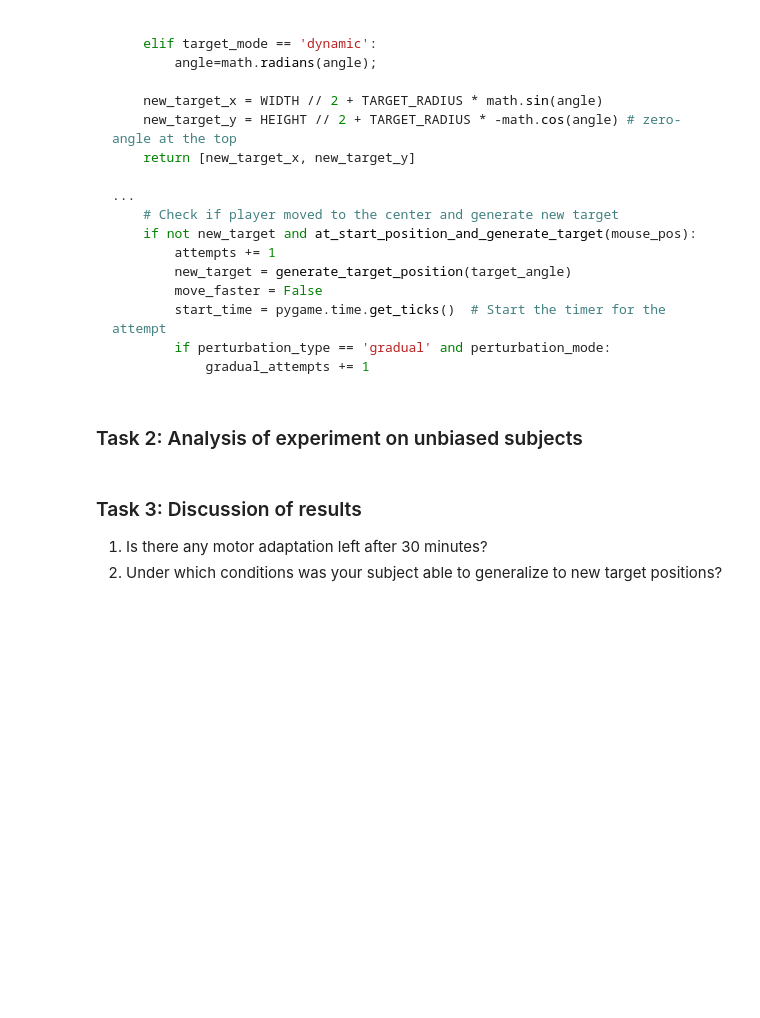
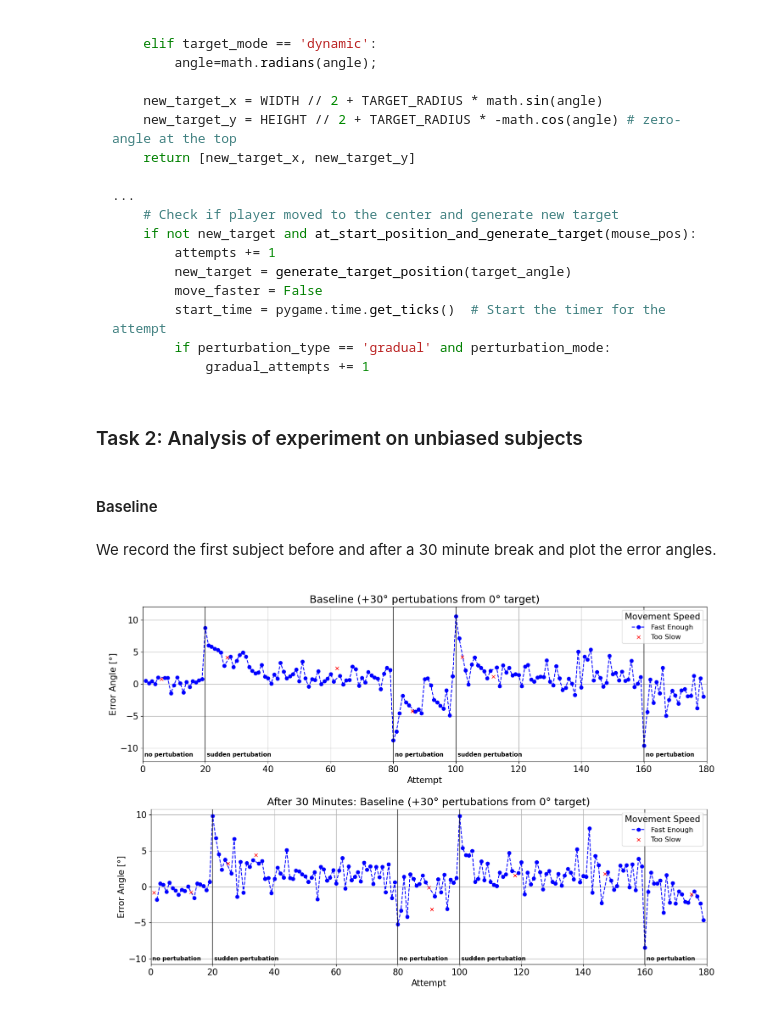
Before and after one commit to m-abbas-ansari/Neural-Modelling-24, a Jupyter notebook: Generalisation Task/ Reaching_Task_2025_Ex2_Abbas_Kai.ipynb, the cells around one changed output. Drawn from its saved outputs; the diff is of its cells as text; code cells hidden in the pictures; blank space fills up the shorter version.

Commit message:
add analysis and plots

````diff
--- a/Generalisation Task/ Reaching_Task_2025_Ex2_Abbas_Kai.ipynb
+++ b/Generalisation Task/ Reaching_Task_2025_Ex2_Abbas_Kai.ipynb
@@ -108,7 +108,26 @@ def generate_target_position(angle=None):
 ```
 # %% [markdown]
 ### Task 2: Analysis of experiment on unbiased subjects
-# %% [markdown]
-### Task 3: Discussion of results
-1. Is there any motor adaptation left after 30 minutes?
-2. Under which conditions was your subject able to generalize to new target positions?
+# %% [markdown]
+#### Baseline
+# %% [markdown]
+We record the first subject before and after a 30 minute break and plot the error angles.
+# %%
+import matplotlib.pyplot as plt
+
+# plot err over attempts
+error_before_break_time_plot = plt.imread("error_over_time_base_before.png")
+error_after_break_time_plot  = plt.imread("error_over_time_base_after.png")
+
+plt.figure(figsize=(15, 21))
+plt.subplot(2, 1, 1)
+plt.imshow(error_before_break_time_plot )
+plt.axis("off")
+
+plt.subplot(1, 1, 1)
+plt.imshow(error_after_break_time_plot )
+plt.axis("off")
+plt.tight_layout()
+plt.show()
+# %% [output]
+[figure, added]
````
Also changed, not shown: parts of 13 cells of this notebook, 10 other files.
